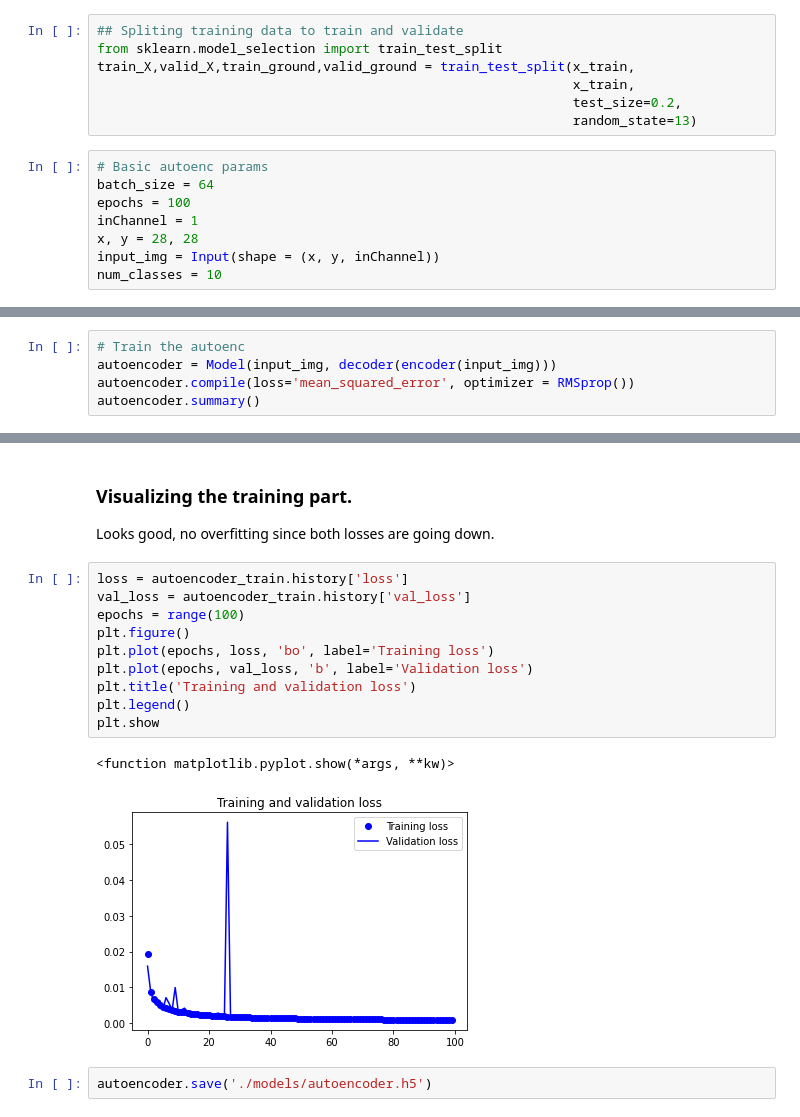
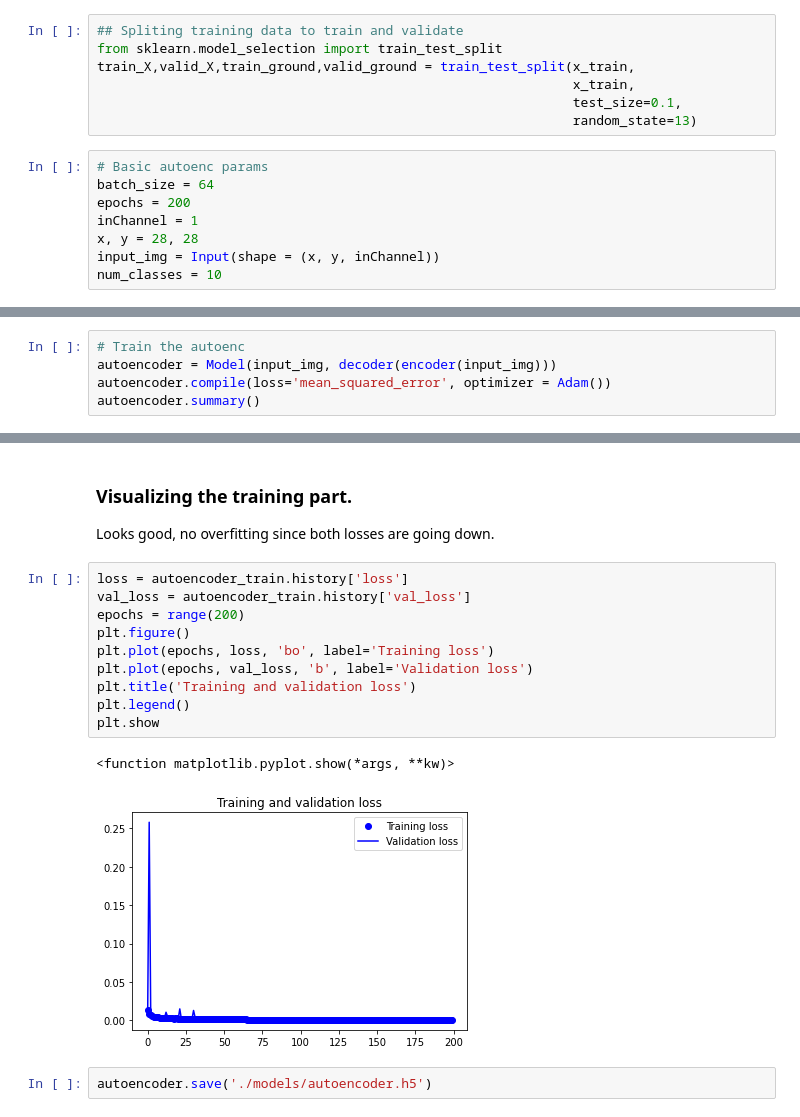
Before and after one commit to varun-chitale/fashion-mnist-classifier, a Jupyter notebook: notebook.ipynb, the cells around one changed output, grey strips where cells are left out. Drawn from its saved outputs; the diff is of its cells as text.

```diff
--- a/notebook.ipynb
+++ b/notebook.ipynb
@@ -82,12 +80,12 @@ np.max(x_train), np.max(x_test)
 from sklearn.model_selection import train_test_split
 train_X,valid_X,train_ground,valid_ground = train_test_split(x_train,
                                                              x_train,
-                                                             test_size=0.2,
+                                                             test_size=0.1,
                                                              random_state=13)
 # %%
 # Basic autoenc params
 batch_size = 64
-epochs = 100
+epochs = 200
 inChannel = 1
 x, y = 28, 28
 input_img = Input(shape = (x, y, inChannel))
@@ -138,6 +136,6 @@ def decoder(conv4):
 # %%
 # Train the autoenc
 autoencoder = Model(input_img, decoder(encoder(input_img)))
-autoencoder.compile(loss='mean_squared_error', optimizer = RMSprop())
+autoencoder.compile(loss='mean_squared_error', optimizer = Adam())
 autoencoder.summary()
 # %% [output]
@@ -184,16 +182,16 @@ Looks good, no overfitting since both losses are going down.
 # %%
 loss = autoencoder_train.history['loss']
 val_loss = autoencoder_train.history['val_loss']
-epochs = range(100)
+epochs = range(200)
 plt.figure()
 plt.plot(epochs, loss, 'bo', label='Training loss')
 plt.plot(epochs, val_loss, 'b', label='Validation loss')
 plt.title('Training and validation loss')
 plt.legend()
 plt.show
 # %% [output]
 <function matplotlib.pyplot.show(*args, **kw)>
-[figure, old version]
+[figure, new version]
 # %%
 autoencoder.save('./models/autoencoder.h5')
 # %% [markdown]
```
Also changed, not shown: parts of 15 cells of this notebook, 7 other files.
